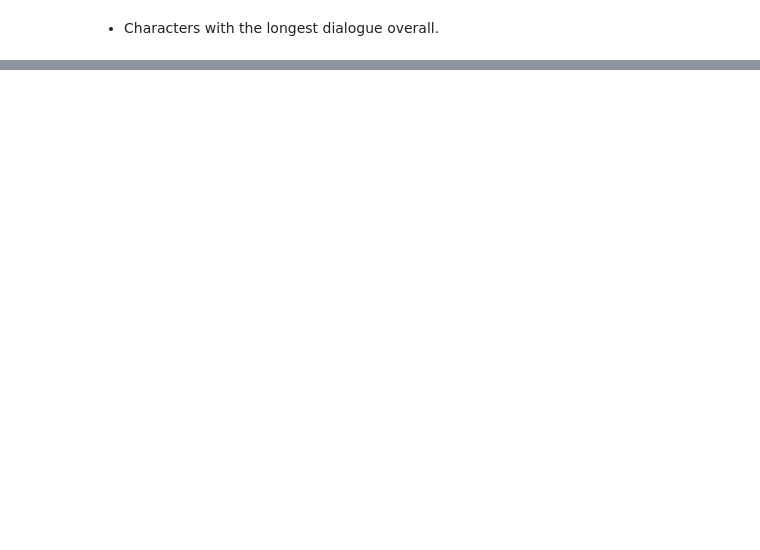
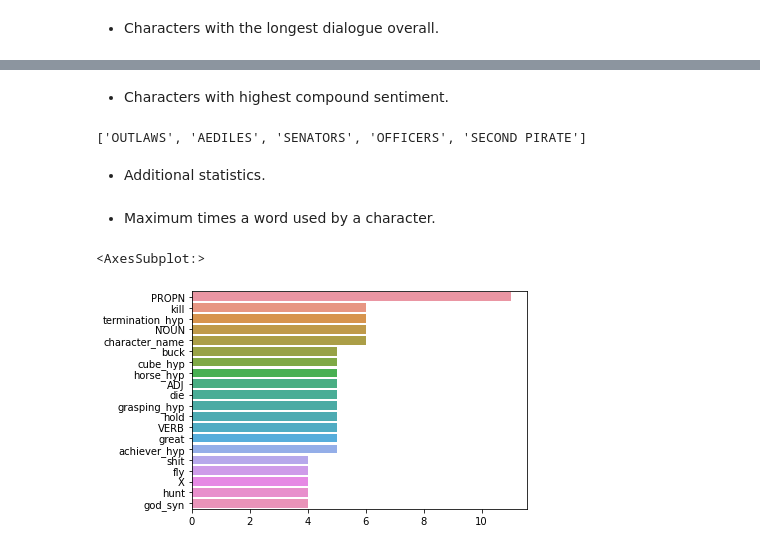
Before and after one commit to Avanyali/Shakespeare_Deaths, a Jupyter notebook: notebooks/ShakespeareanDeaths_Step4_DataExploration.ipynb, the cells around one changed output, grey strips where cells are left out. Cells and saved outputs as stored; diff of their text form; code cells hidden in the pictures; blank space fills up the shorter version.

```diff
--- a/notebooks/ShakespeareanDeaths_Step4_DataExploration.ipynb
+++ b/notebooks/ShakespeareanDeaths_Step4_DataExploration.ipynb
@@ -25,2 +30,9 @@ line_df = pd.read_csv('../data/csv/ShakespeareCharacterLines_engineered.csv', in
+# %%
+line_df = pd.read_csv('../data/csv/ShakespeareCharacterLines_engineered.csv', \
+                   usecols = list(range(16,22150)), dtype='uint16')
+# %%
+line_df.index = line_df.index.map(lambda x: line_head.index[x])
+# %%
+line_df = pd.concat([line_head, line_df], axis = 1)
 # %%
 char_df = pd.read_csv('../data/csv/ShakespeareCharacterLines_character_corpus.csv', index_col = ['play', 'name'])
@@ -84,0 +125,19 @@ temp[-5:]
+# %% [markdown]
+- Characters with highest compound sentiment.
+# %%
+characters_with_most('compound_sentiment', 5)
+# %% [output]
+['OUTLAWS', 'AEDILES', 'SENATORS', 'OFFICERS', 'SECOND PIRATE']
+# %% [markdown]
+- Additional statistics.
+# %%
+line_stats = line_df.describe()
+# %% [markdown]
+- Maximum times a word used by a character.
+# %%
+maxima_keys = list(line_stats.loc['max'].sort_values(ascending = False).to_dict().keys())
+maxima_values = list(line_stats.loc['max'].sort_values(ascending = False).to_dict().values())
+sns.barplot(y = maxima_keys[5:25], x = maxima_values[5:25])
+# %% [output]
+<AxesSubplot:>
+[figure, added]
```
Also changed, not shown: parts of 21 cells of this notebook, 2 other files.
